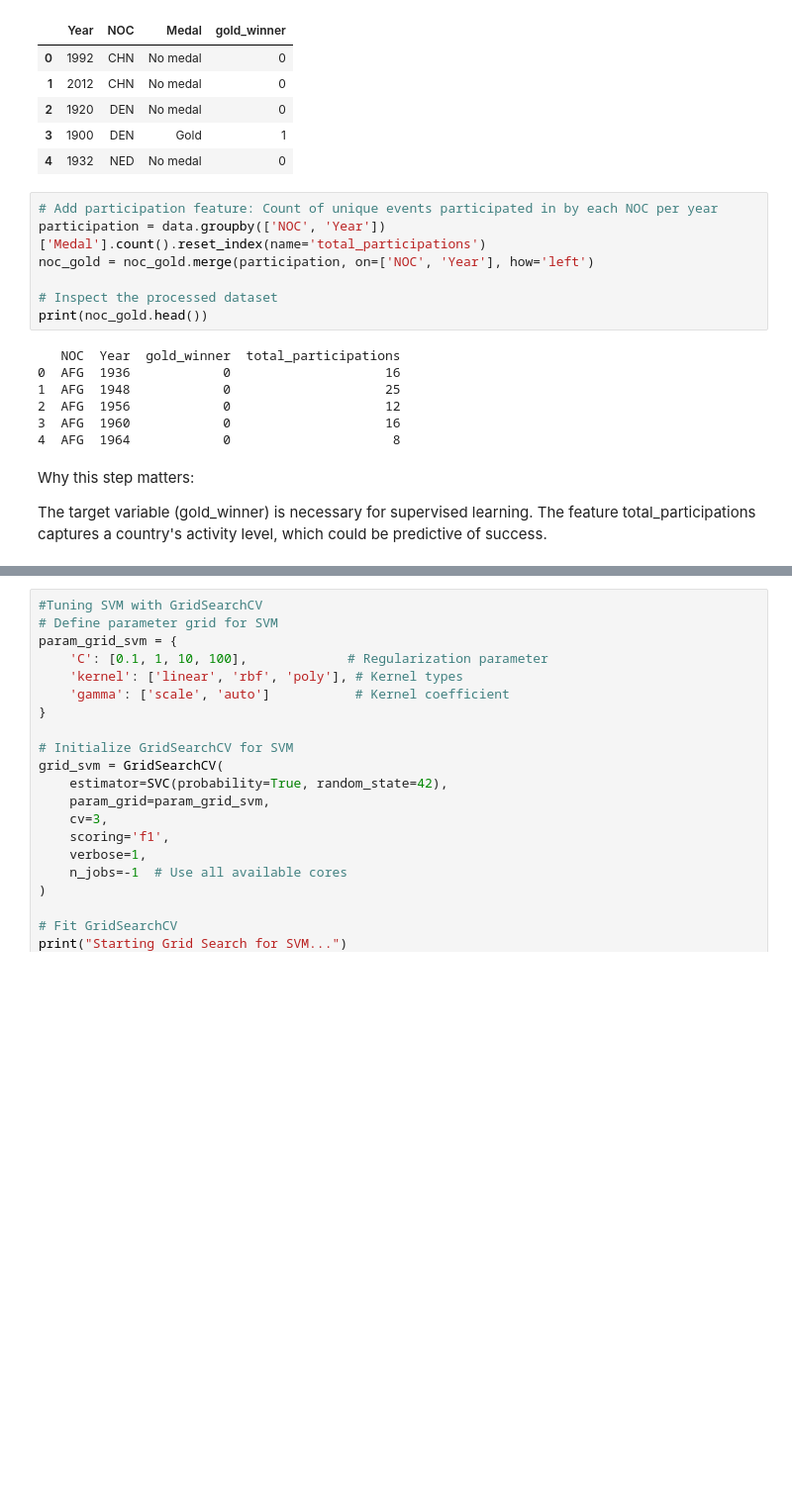
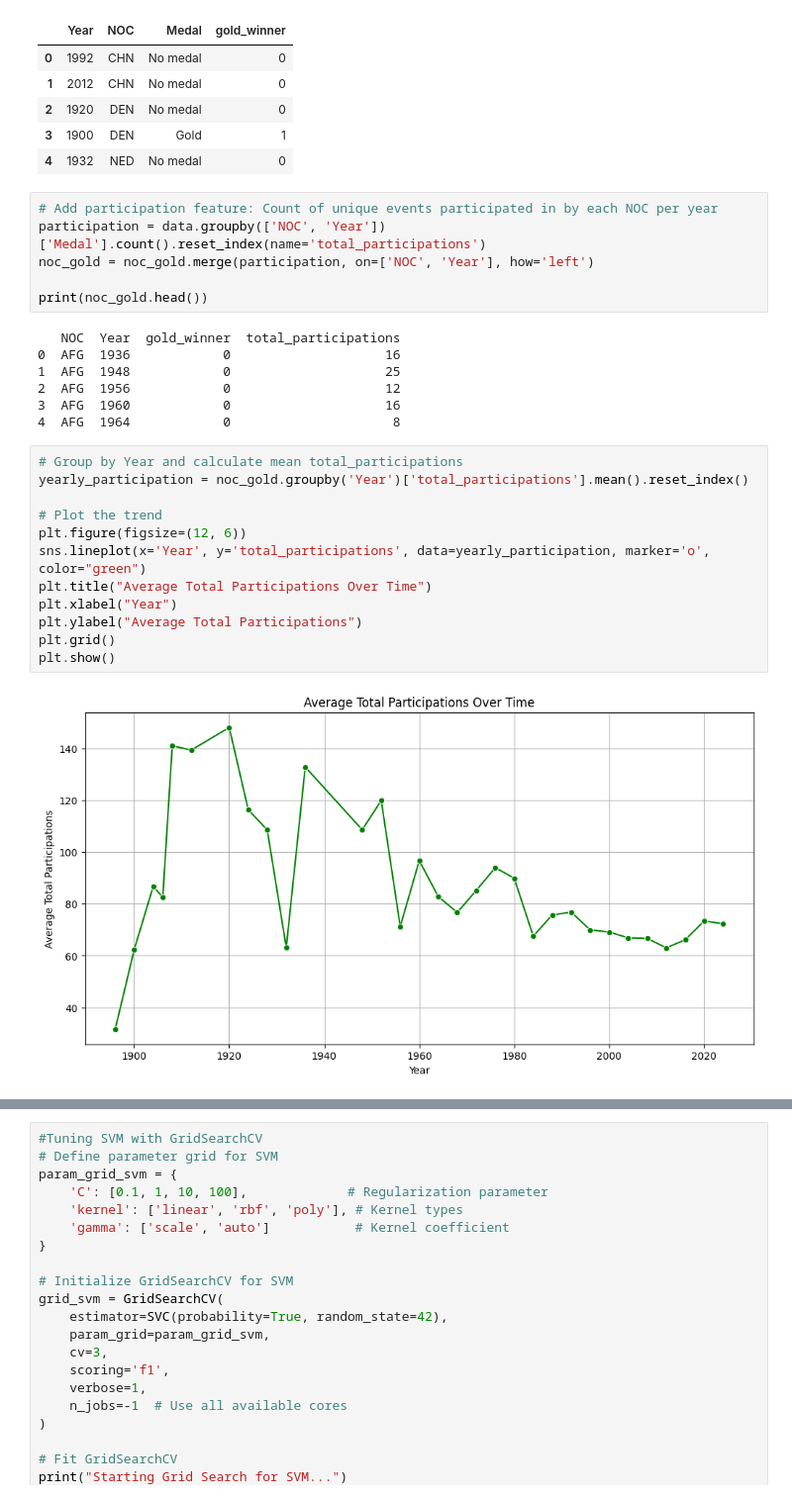
Before and after one commit to tabrezdn1/olympics-medal-prediction, a Jupyter notebook: main.ipynb, the cells around one changed output, grey strips where cells are left out. Shown at 99% size. Cells and saved outputs as stored; diff of their text form; blank space fills up the shorter version.

```diff
--- a/main.ipynb
+++ b/main.ipynb
@@ -704,7 +697,6 @@ data.head()
 participation = data.groupby(['NOC', 'Year'])['Medal'].count().reset_index(name='total_participations')
 noc_gold = noc_gold.merge(participation, on=['NOC', 'Year'], how='left')
 
-# Inspect the processed dataset
 print(noc_gold.head())
 # %% [output]
    NOC  Year  gold_winner  total_participations
@@ -713,7 +705,17 @@ print(noc_gold.head())
 2  AFG  1956            0                    12
 3  AFG  1960            0                    16
 4  AFG  1964            0                     8
-# %% [markdown]
-Why this step matters:
-
-The target variable (gold_winner) is necessary for supervised learning. The feature total_participations captures a country's activity level, which could be predictive of success.
+# %%
+# Group by Year and calculate mean total_participations
+yearly_participation = noc_gold.groupby('Year')['total_participations'].mean().reset_index()
+
+# Plot the trend
+plt.figure(figsize=(12, 6))
+sns.lineplot(x='Year', y='total_participations', data=yearly_participation, marker='o', color="green")
+plt.title("Average Total Participations Over Time")
+plt.xlabel("Year")
+plt.ylabel("Average Total Participations")
+plt.grid()
+plt.show()
+# %% [output]
+[figure, added]
```
Also changed, not shown: parts of 36 cells of this notebook.
